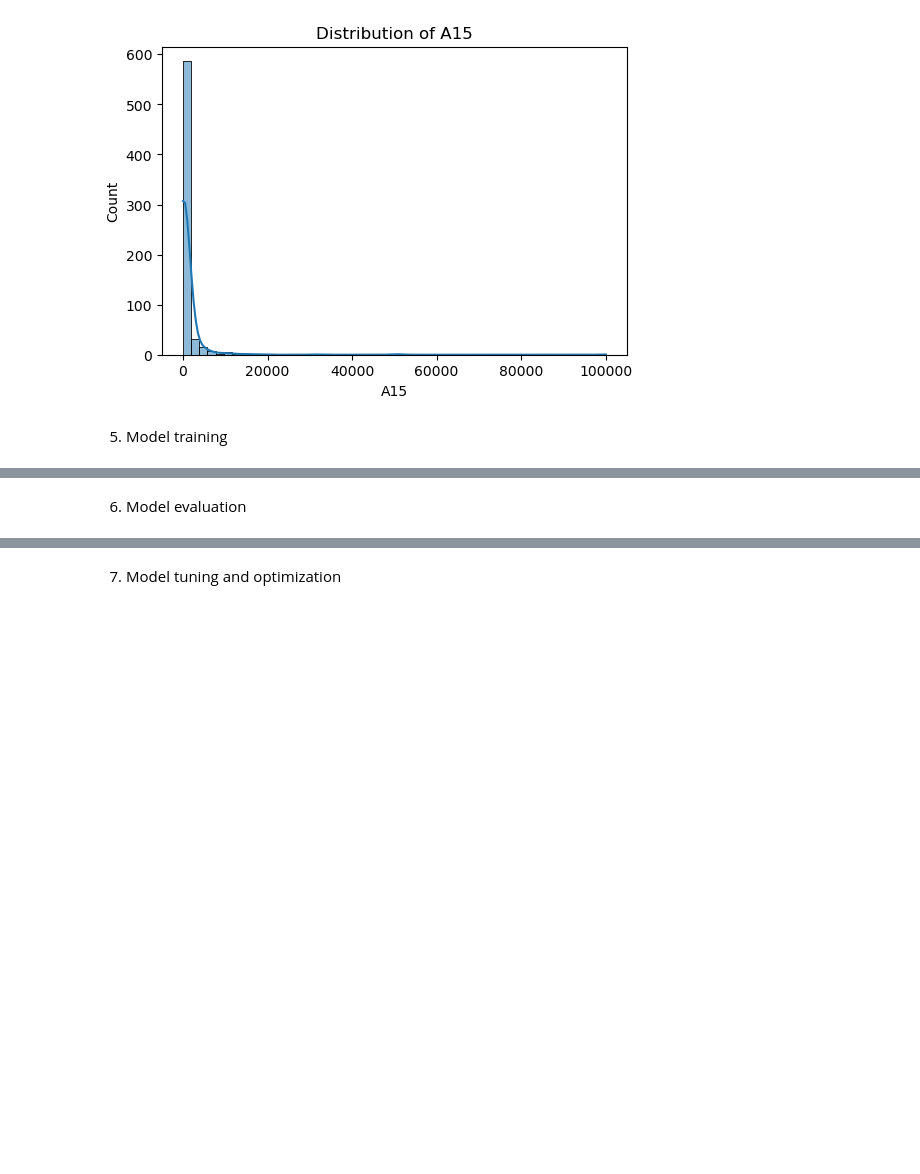
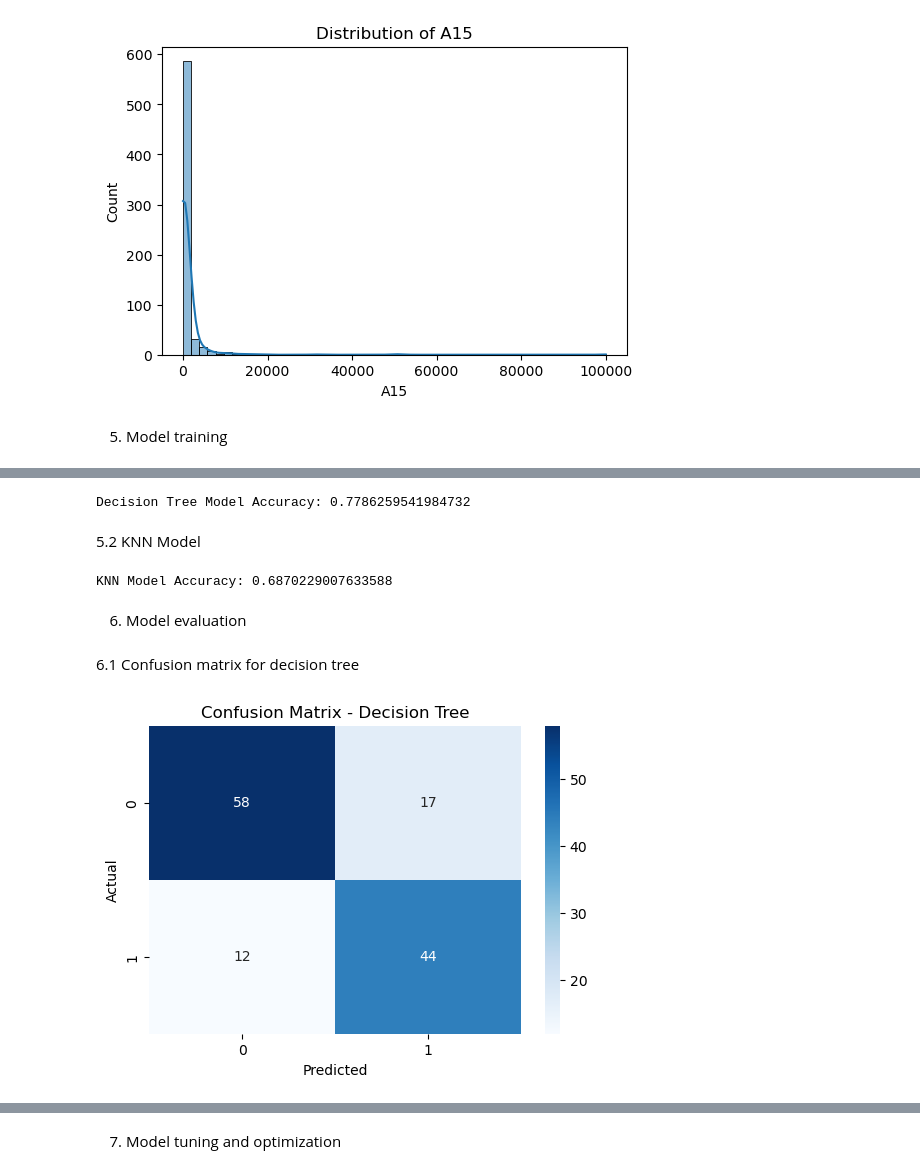
Before and after one commit to Hailegiorgisy/Credit_card_assignment, a Jupyter notebook: credit_card_assignment.ipynb, the cells around one changed output, grey strips where cells are left out. Drawn from its saved outputs; the diff is of its cells as text; code cells hidden in the pictures; blank space fills up the shorter version.

Commit message:
Preprocessing and modelling inititated

```diff
--- a/credit_card_assignment.ipynb
+++ b/credit_card_assignment.ipynb
@@ -76,2 +78,32 @@ for col in X.columns:
+# %%
+X_train, X_test, y_train, y_test = train_test_split(X, y, test_size=0.2, random_state=42)
+dt_model = DecisionTreeClassifier(random_state=42)
+dt_model.fit(X_train, y_train)
+y_pred_dt = dt_model.predict(X_test)
+print("Decision Tree Model Accuracy:", metrics.accuracy_score(y_test, y_pred_dt))
+# %% [output]
+Decision Tree Model Accuracy: 0.7786259541984732
+# %% [markdown]
+5.2 KNN Model
+# %%
+knn_model = KNeighborsClassifier(n_neighbors=5)
+knn_model.fit(X_train, y_train)
+y_pred_knn = knn_model.predict(X_test)
+print("KNN Model Accuracy:", metrics.accuracy_score(y_test, y_pred_knn))
+# %% [output]
+KNN Model Accuracy: 0.6870229007633588
 # %% [markdown]
 6. Model evaluation
+# %% [markdown]
+6.1 Confusion matrix for decision tree
+# %%
+# confusion matrix for decision tree
+conf_matrix_dt = metrics.confusion_matrix(y_test, y_pred_dt)
+plt.figure(figsize=(6,4))
+sns.heatmap(conf_matrix_dt, annot=True, fmt='d', cmap='Blues')
+plt.title('Confusion Matrix - Decision Tree')
+plt.xlabel('Predicted')
+plt.ylabel('Actual')
+plt.show()
+# %% [output]
+[figure, added]
```
Also changed, not shown: parts of 9 cells of this notebook, 1 other file.
